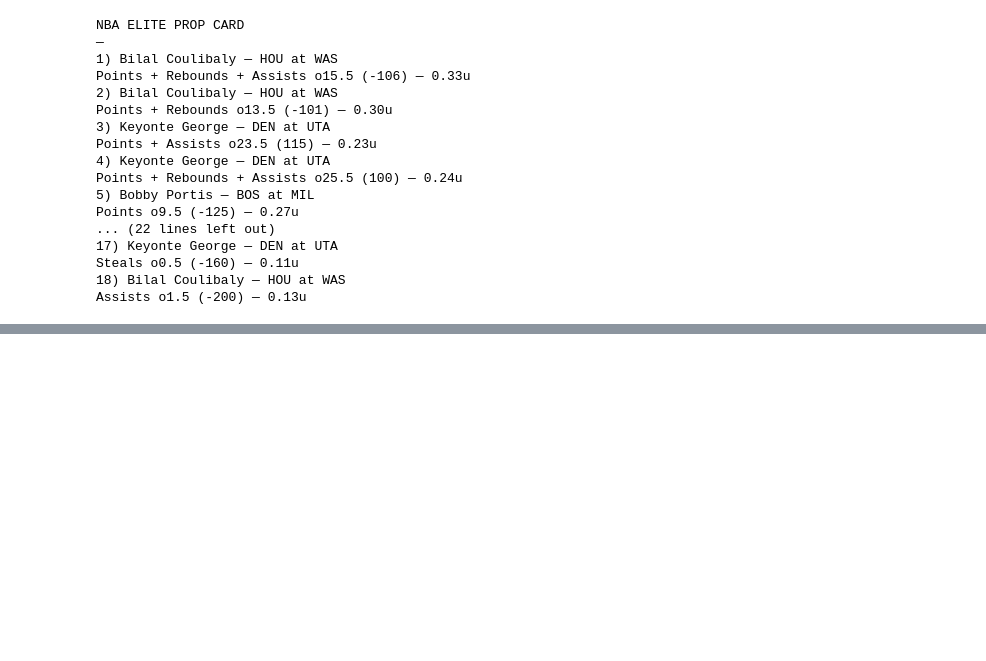
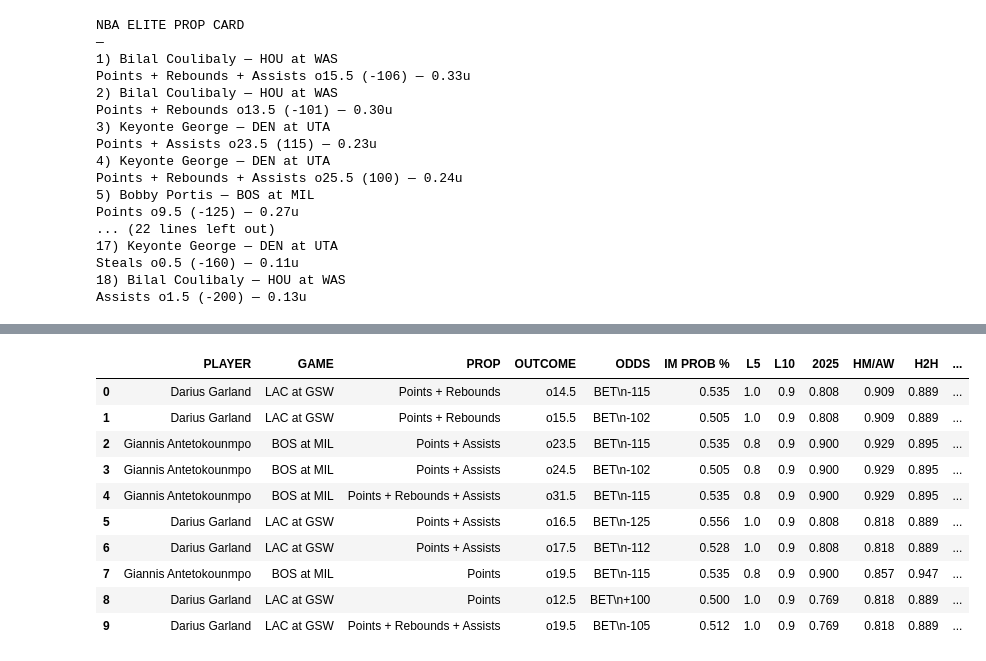
Before and after one commit to dchav12/New-stable-, a Jupyter notebook: NBA_Prop_Hit_Sheet.ipynb, the cells around one changed output, grey strips where cells are left out. Cells and saved outputs as stored; diff of their text form; code cells hidden in the pictures; blank space fills up the shorter version.

```diff
--- a/NBA_Prop_Hit_Sheet.ipynb
+++ b/NBA_Prop_Hit_Sheet.ipynb
@@ -3858,0 +4540,18 @@ Assists o1.5 (-200) — 0.13u
+# %%
+# =========================
+# CELL 2 — UPLOAD + LOAD CSV
+# =========================
+from google.colab import files
+
+print("⬇️ Please upload your UPDATED NBA props CSV now...")
+uploaded = files.upload()
+
+if not uploaded:
+    raise FileNotFoundError("No file uploaded.")
+
+CSV_PATH = list(uploaded.keys())[0]
+print("✅ Using:", CSV_PATH)
+
+raw = pd.read_csv(CSV_PATH, header=None)
+print("Rows loaded (raw):", len(raw))
+raw.head(8)
@@ -3858,0 +4573,68 @@ Assists o1.5 (-200) — 0.13u
+# %%
+# =========================
+# CELL 3 — CLEAN + PARSE
+# =========================
+def to_float_pct(x):
+    if pd.isna(x): return np.nan
+    s = str(x).strip().replace("%","")
+    try:
+        return float(s)/100 if float(s) > 1 else float(s)
+    except:
+        return np.nan
+
+def parse_american(x):
+    if pd.isna(x): return np.nan
+    s = str(x)
+    m = re.search(r'[-+]\d+', s.replace("−","-"))  # handle unicode minus
+    if not m: return np.nan
+    return float(m.group(0))
+
+def amer_to_dec(a):
+    a = float(a)
+    if a > 0: return 1 + a/100
+    return 1 + 100/abs(a)
+
+def amer_to_prob(a):
+    a = float(a)
+    if a > 0: return 100/(a+100)
+    return abs(a)/(abs(a)+100)
+
+# find header row (the row that contains PLAYER)
+hdr_idx = None
+for i in range(min(25, len(raw))):
+    row = raw.iloc[i].astype(str).str.upper().tolist()
+    if "PLAYER" in row and "GAME" in row and "PROP" in row:
+        hdr_idx = i
+        break
+if hdr_idx is None:
+    raise ValueError("Could not find header row containing PLAYER/GAME/PROP.")
+
+headers = raw.iloc[hdr_idx].tolist()
+data = raw.iloc[hdr_idx+1:].copy()
+data.columns = headers
+data = data.reset_index(drop=True)
+
+# keep required cols
+need = ["PLAYER","GAME","PROP","OUTCOME","ODDS","IM PROB %","L5","L10","2025","HM/AW","H2H","DVP L5","DVP L10","DVP 2025","DVP HM/AW"]
+missing = [c for c in need if c not in data.columns]
+if missing:
+    raise ValueError(f"Missing columns in CSV: {missing}")
+
+df = data[need].copy()
+
+# parse odds
+df["AMERICAN_ODDS"] = df["ODDS"].apply(parse_american)
+df = df.dropna(subset=["AMERICAN_ODDS"]).copy()
+
+df["DEC_ODDS"] = df["AMERICAN_ODDS"].apply(amer_to_dec)
+df["BOOK_PROB"] = df["AMERICAN_ODDS"].apply(amer_to_prob)
+
+# parse rates
+rate_cols = ["IM PROB %","L5","L10","2025","HM/AW","H2H","DVP L5","DVP L10","DVP 2025","DVP HM/AW"]
+for c in rate_cols:
+    df[c] = df[c].apply(to_float_pct)
+
+print("✅ Cleaned successfully")
+print("Rows:", len(df), "| Columns:", list(df.columns))
+df.head(10)
+# %% [output]
@@ -3858,0 +4643,11 @@ Assists o1.5 (-200) — 0.13u
+|  | PLAYER | GAME | PROP | OUTCOME | ODDS | IM PROB % | L5 | L10 | 2025 | HM/AW | H2H | ... |
+| 0 | Darius Garland | LAC at GSW | Points + Rebounds | o14.5 | BET\n-115 | 0.535 | 1.0 | 0.9 | 0.808 | 0.909 | 0.889 | ... |
+| 1 | Darius Garland | LAC at GSW | Points + Rebounds | o15.5 | BET\n-102 | 0.505 | 1.0 | 0.9 | 0.808 | 0.909 | 0.889 | ... |
+| 2 | Giannis Antetokounmpo | BOS at MIL | Points + Assists | o23.5 | BET\n-115 | 0.535 | 0.8 | 0.9 | 0.900 | 0.929 | 0.895 | ... |
+| 3 | Giannis Antetokounmpo | BOS at MIL | Points + Assists | o24.5 | BET\n-102 | 0.505 | 0.8 | 0.9 | 0.900 | 0.929 | 0.895 | ... |
+| 4 | Giannis Antetokounmpo | BOS at MIL | Points + Rebounds + Assists | o31.5 | BET\n-115 | 0.535 | 0.8 | 0.9 | 0.900 | 0.929 | 0.895 | ... |
+| 5 | Darius Garland | LAC at GSW | Points + Assists | o16.5 | BET\n-125 | 0.556 | 1.0 | 0.9 | 0.808 | 0.818 | 0.889 | ... |
+| 6 | Darius Garland | LAC at GSW | Points + Assists | o17.5 | BET\n-112 | 0.528 | 1.0 | 0.9 | 0.808 | 0.818 | 0.889 | ... |
+| 7 | Giannis Antetokounmpo | BOS at MIL | Points | o19.5 | BET\n-115 | 0.535 | 0.8 | 0.9 | 0.900 | 0.857 | 0.947 | ... |
+| 8 | Darius Garland | LAC at GSW | Points | o12.5 | BET\n+100 | 0.500 | 1.0 | 0.9 | 0.769 | 0.818 | 0.889 | ... |
+| 9 | Darius Garland | LAC at GSW | Points + Rebounds + Assists | o19.5 | BET\n-105 | 0.512 | 1.0 | 0.9 | 0.769 | 0.818 | 0.889 | ... |
```
Also changed, not shown: parts of 40 cells of this notebook.
